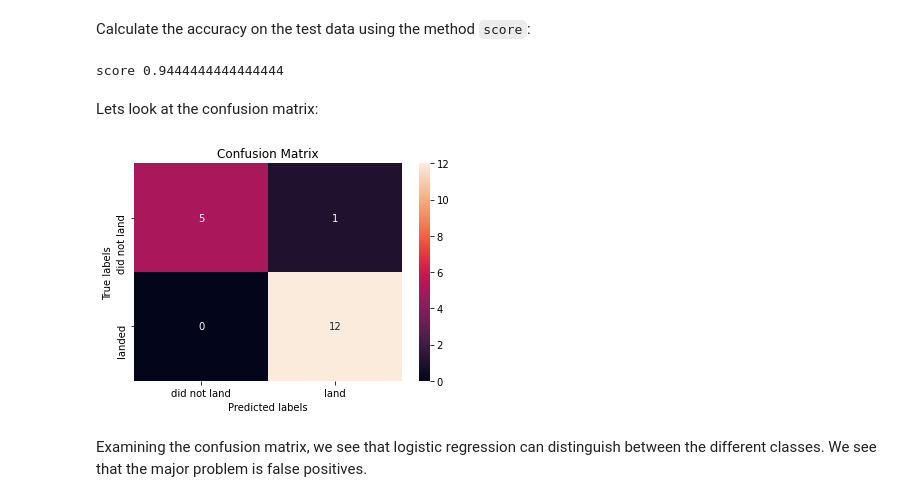
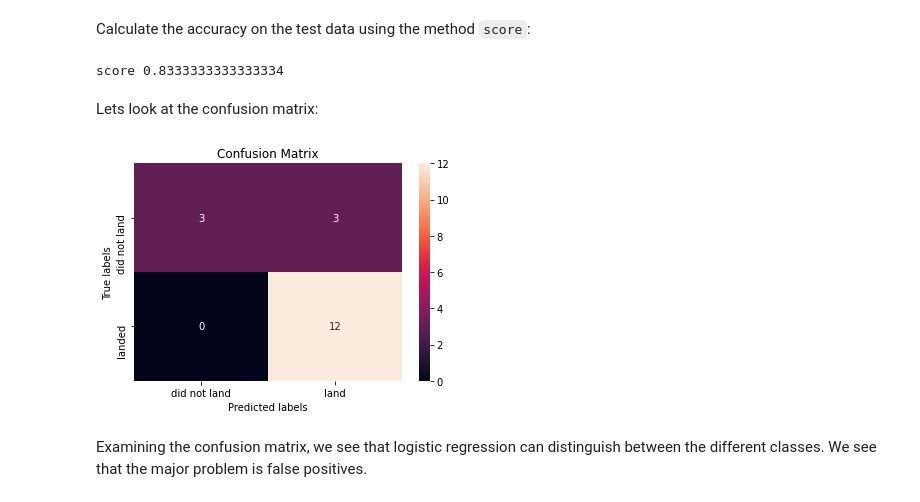
Before and after one commit to idanes-edx/Data-Science-and-Machine-Learning-Capstone-Project, a Jupyter notebook: Complete the Machine Learning Prediction lab.ipynb, the cells around one changed output. Drawn from its saved outputs; the diff is of its cells as text; code cells hidden in the pictures.

```diff
--- a/Complete the Machine Learning Prediction lab.ipynb
+++ b/Complete the Machine Learning Prediction lab.ipynb
@@ -93,11 +93,11 @@ data.head()
 | 3 | 4 | 2013-09-29 | Falcon 9 | 500.000000 | PO | VAFB SLC 4E | False Ocean | 1 | False | ... |
 | 4 | 5 | 2013-12-03 | Falcon 9 | 3170.000000 | GTO | CCAFS SLC 40 | None None | 1 | False | ... |
 # %%
-X = pd.read_csv('https://cf-courses-data.s3.us.cloud-object-storage.appdomain.cloud/IBM-DS0321EN-SkillsNetwork/datasets/dataset_part_3.csv')
+# X = pd.read_csv('https://cf-courses-data.s3.us.cloud-object-storage.appdomain.cloud/IBM-DS0321EN-SkillsNetwork/datasets/dataset_part_3.csv')
 
 # If you were unable to complete the previous lab correctly you can uncomment and load this csv
 
-# X = pd.read_csv('https://cf-courses-data.s3.us.cloud-object-storage.appdomain.cloud/IBMDeveloperSkillsNetwork-DS0701EN-SkillsNetwork/api/dataset_part_3.csv')
+X = pd.read_csv('https://cf-courses-data.s3.us.cloud-object-storage.appdomain.cloud/IBMDeveloperSkillsNetwork-DS0701EN-SkillsNetwork/api/dataset_part_3.csv')
 
 X.head(100)
 # %% [output]
@@ -134,8 +134,9 @@ Standardize the data in <code>X</code> then reassign it to the variable  <code>X
 # students get this
 transform = preprocessing.StandardScaler()
 # %%
-X = transform.fit(X).transform(X)
+X = transform.fit_transform(X)
 print(X)
+print(X.mean())
 # %% [output]
 [[-1.71291154e+00 -1.94814463e-16 -6.53912840e-01 ... -8.35531692e-01
    1.93309133e+00 -1.93309133e+00]
@@ -201,22 +203,20 @@ accuracy : 0.8464285714285713
 ## TASK  5
 # %% [markdown]
 Calculate the accuracy on the test data using the method <code>score</code>:
-# %%
-logreg_test = LogisticRegression(C=0.01, penalty='l2', solver='lbfgs')
-
-logreg_test.fit(X_test,Y_test)
-
-logreg_test_score=logreg_test.score(X_test,Y_test)
-print("score",logreg_test_score)
-# %% [output]
-score 0.9444444444444444
+# %%
+logreg_best=logreg_cv.best_estimator_
+
+logreg_score=logreg_best.score(X_test,Y_test)
+print("score",logreg_score)
+# %% [output]
+score 0.8333333333333334
 # %% [markdown]
 Lets look at the confusion matrix:
 # %%
-yhat_lr=logreg_test.predict(X_test)
+yhat_lr=logreg_best.predict(X_test)
 plot_confusion_matrix(Y_test,yhat_lr)
 # %% [output]
-[figure, old version]
+[figure, new version]
 # %% [markdown]
 Examining the confusion matrix, we see that logistic regression can distinguish between the different classes.  We see that the major problem is false positives.
 # %% [markdown]
```
Also changed, not shown: parts of 13 cells of this notebook.
